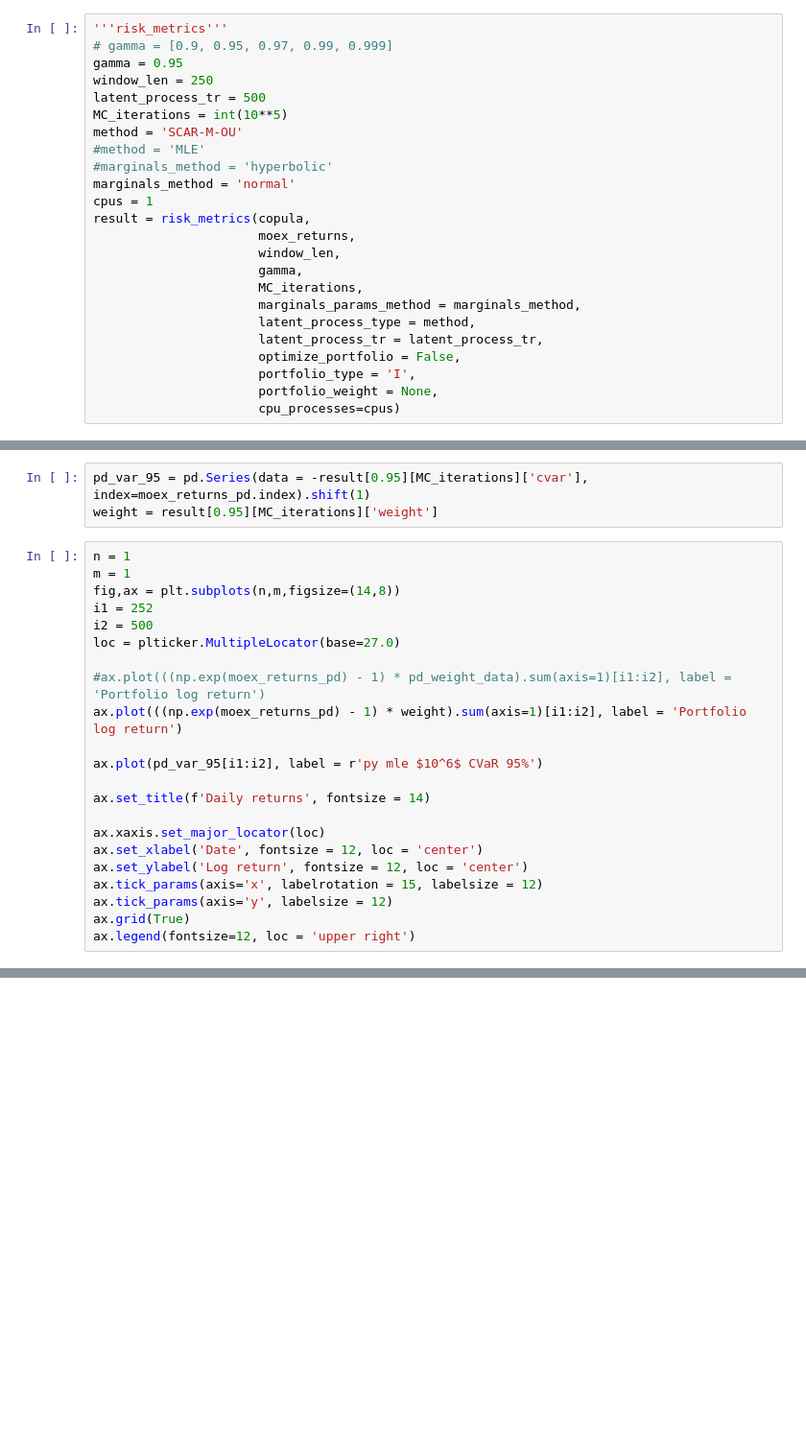
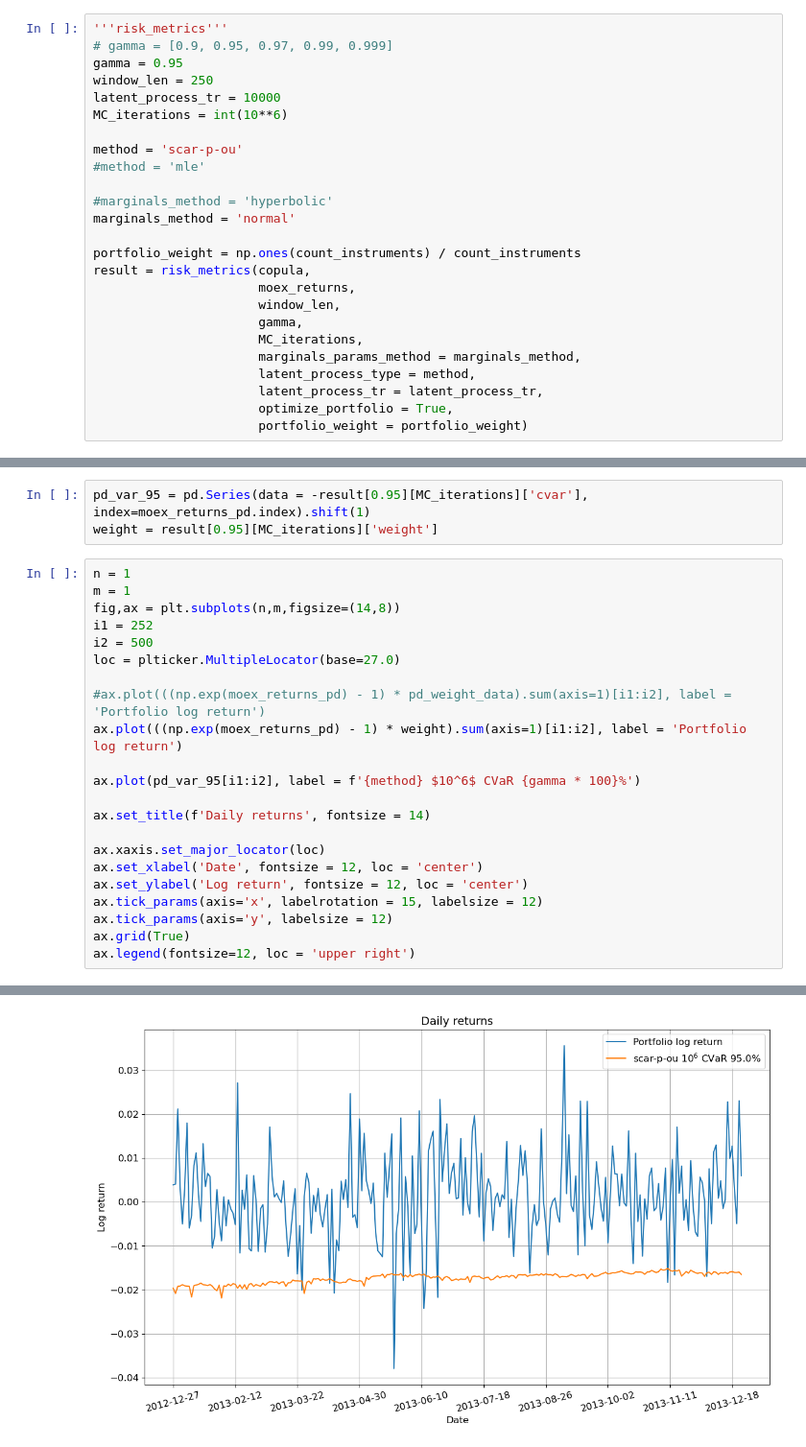
Before and after one commit to AANovokhatskiy/pyscarcopula, a Jupyter notebook: example.ipynb, the cells around one changed output, grey strips where cells are left out. Shown: that part at 96% size. Cells and saved outputs as stored; diff of their text form; blank space fills up the shorter version.

Commit message:
portfolio optimization correction

```diff
--- a/example.ipynb
+++ b/example.ipynb
@@ -58,13 +58,16 @@ Calculate risk metrics
 # gamma = [0.9, 0.95, 0.97, 0.99, 0.999]
 gamma = 0.95
 window_len = 250
-latent_process_tr = 500
-MC_iterations = int(10**5)
-method = 'SCAR-M-OU'
-#method = 'MLE'
+latent_process_tr = 10000
+MC_iterations = int(10**6)
+
+method = 'scar-p-ou'
+#method = 'mle'
+
 #marginals_method = 'hyperbolic'
 marginals_method = 'normal'
-cpus = 1
+
+portfolio_weight = np.ones(count_instruments) / count_instruments
 result = risk_metrics(copula,
                       moex_returns,
                       window_len,
@@ -73,7 +76,5 @@ result = risk_metrics(copula,
                       marginals_params_method = marginals_method,
                       latent_process_type = method,
                       latent_process_tr = latent_process_tr,
-                      optimize_portfolio = False,
-                      portfolio_type = 'I',
-                      portfolio_weight = None,
-                      cpu_processes=cpus)
+                      optimize_portfolio = True,
+                      portfolio_weight = portfolio_weight)
@@ -91,7 +97,7 @@ loc = plticker.MultipleLocator(base=27.0)
 #ax.plot(((np.exp(moex_returns_pd) - 1) * pd_weight_data).sum(axis=1)[i1:i2], label = 'Portfolio log return')
 ax.plot(((np.exp(moex_returns_pd) - 1) * weight).sum(axis=1)[i1:i2], label = 'Portfolio log return')
 
-ax.plot(pd_var_95[i1:i2], label = r'py mle $10^6$ CVaR 95%')
+ax.plot(pd_var_95[i1:i2], label = f'{method} $10^6$ CVaR {gamma * 100}%')
 
 ax.set_title(f'Daily returns', fontsize = 14)
 
@@ -102,3 +108,4 @@ ax.tick_params(axis='x', labelrotation = 15, labelsize = 12)
 ax.tick_params(axis='y', labelsize = 12)
 ax.grid(True)
 ax.legend(fontsize=12, loc = 'upper right')
+# %% [output]
@@ -104,0 +113 @@ ax.legend(fontsize=12, loc = 'upper right')
+[figure, added]
```
Also changed, not shown: parts of 2 cells of this notebook, 3 other files.
